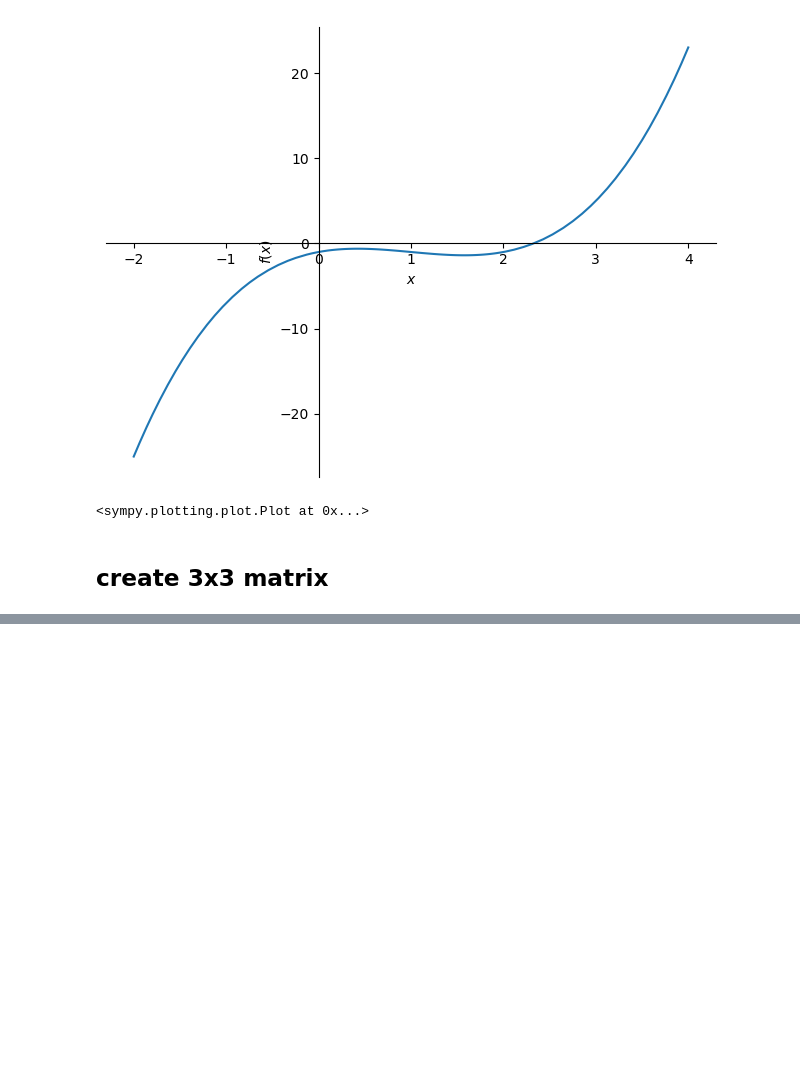
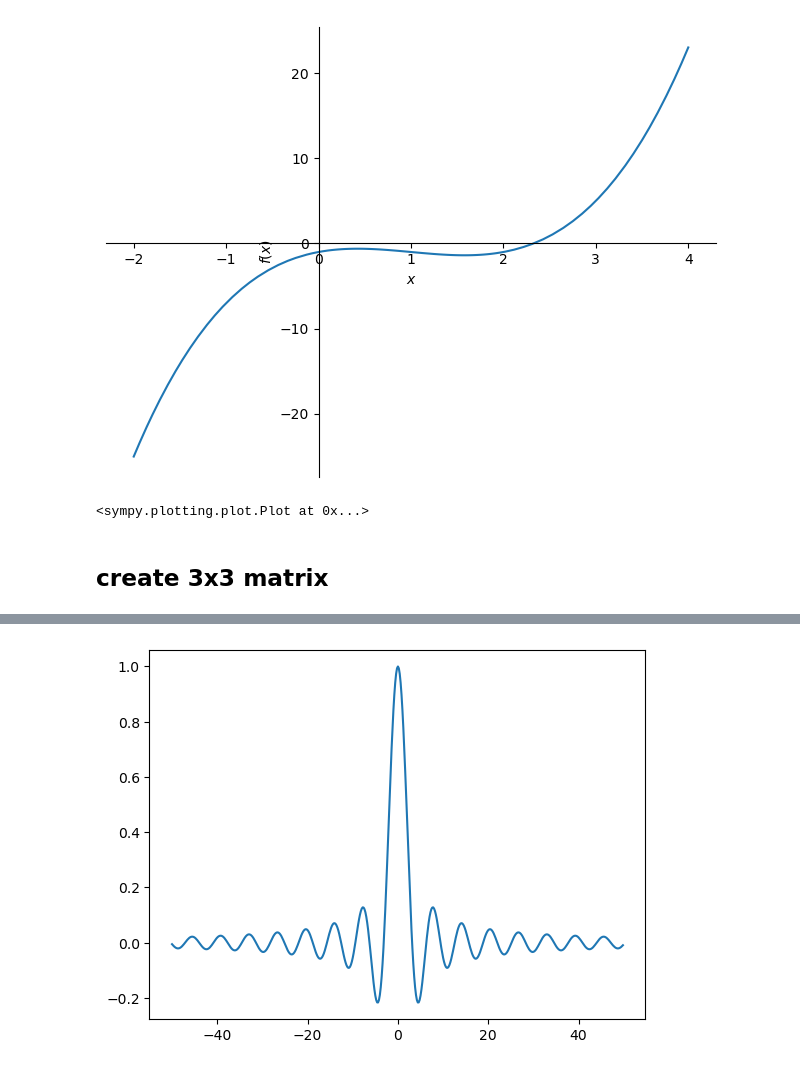
Before and after one commit to Rhys18751996/MathProgrammingJupyter, a Jupyter notebook: helperSheet.ipynb, the cells around one changed output, grey strips where cells are left out. Saved outputs shown, nothing was run; the diff lists cells and outputs as text; code cells hidden in the pictures; blank space fills up the shorter version.

```diff
--- a/helperSheet.ipynb
+++ b/helperSheet.ipynb
@@ -464,0 +513,7 @@ def A(x, y):
+# %%
+import matplotlib.pyplot as plt
+#plot the graph of the equation sin(x)/x where -50 < x < 50
+x = np.arange(-50, 50,0.2)
+plt.plot( x, np.sin(x)/x);
+# %% [output]
+[figure, added]
```
Also changed, not shown: parts of 9 cells of this notebook.
